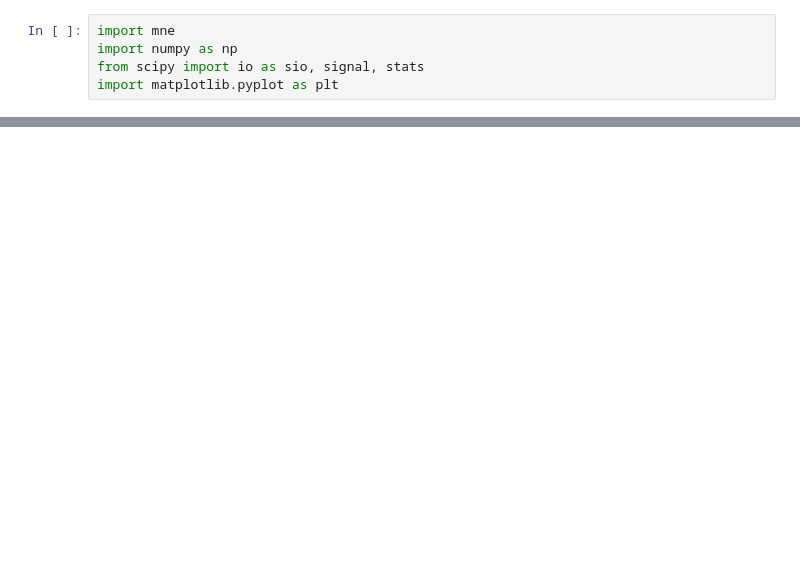
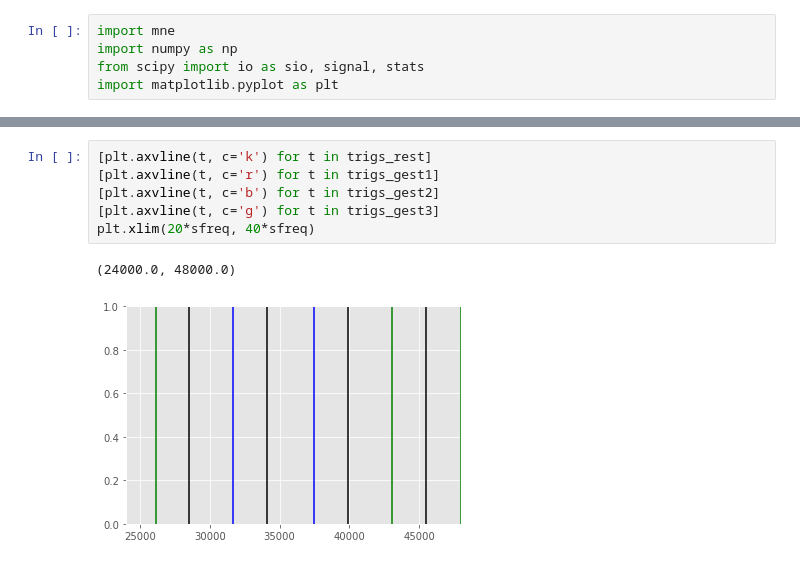
Before and after one commit to MKegler/ECoG_hack, a Jupyter notebook: PythonScreatchbook.ipynb, the cells around one changed output, grey strips where cells are left out. Saved outputs shown, nothing was run; the diff lists cells and outputs as text; blank space fills up the shorter version.

```diff
--- a/PythonScreatchbook.ipynb
+++ b/PythonScreatchbook.ipynb
@@ -54,0 +91,9 @@ Effective window size : 1.707 (s)
+# %%
+[plt.axvline(t, c='k') for t in trigs_rest]
+[plt.axvline(t, c='r') for t in trigs_gest1]
+[plt.axvline(t, c='b') for t in trigs_gest2]
+[plt.axvline(t, c='g') for t in trigs_gest3]
+plt.xlim(20*sfreq, 40*sfreq)
+# %% [output]
+(24000.0, 48000.0)
+[figure, added]
```
Also changed, not shown: parts of 11 cells of this notebook.
